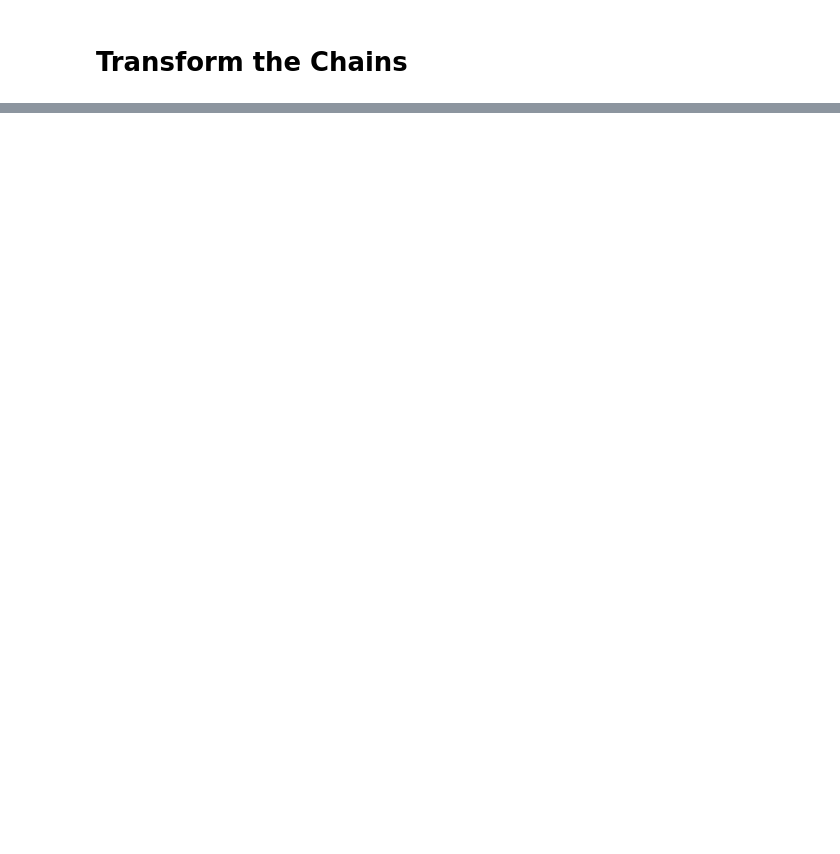
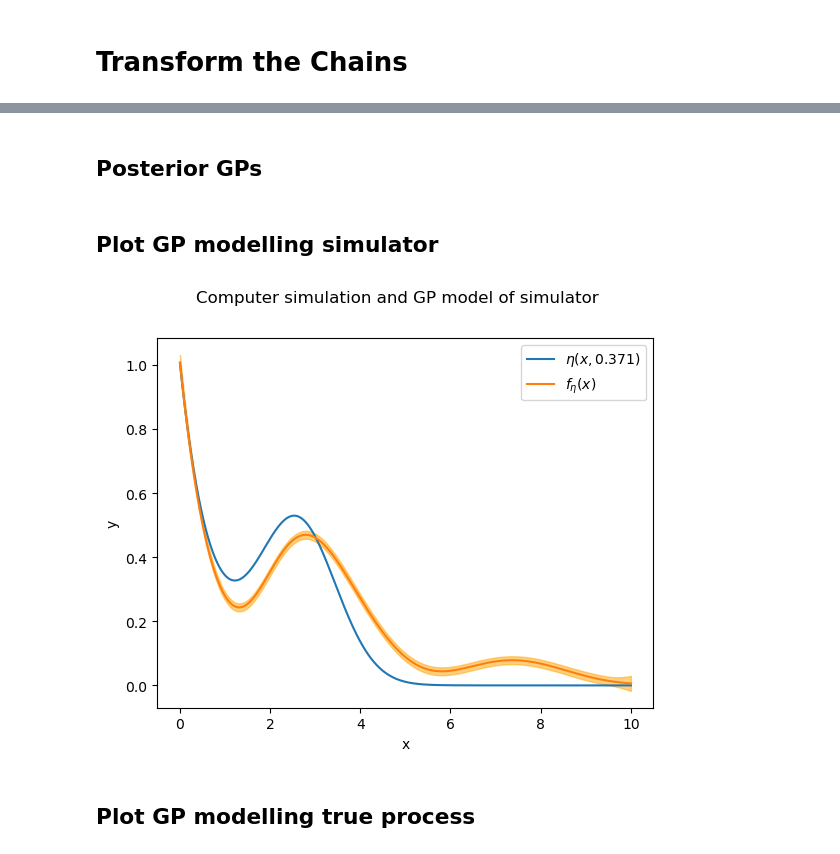
Before and after one commit to jamesbriant/KOH-GPJax, a Jupyter notebook: mici-HMC-matlabmodel.ipynb, the cells around one changed output, grey strips where cells are left out. Drawn from its saved outputs; the diff is of its cells as text; code cells hidden in the pictures; blank space fills up the shorter version.

```diff
--- a/mici-HMC-matlabmodel.ipynb
+++ b/mici-HMC-matlabmodel.ipynb
@@ -228,0 +243,10 @@ plt.show()
+# %%
+xpred = np.linspace(0, 10, 1000) # for predictions
+
+xp_normalised = (xpred-np.min(xpred))/(np.max(xpred)-np.min(xpred))
+theta_transformed = mapRto01(np.mean(traces['theta'])) # transform theta back to [0, 1]
+
+x_test = np.vstack((xp_normalised, theta_transformed*np.ones_like(xp_normalised))).T
+dataset = model.dataset(theta_transformed)
+# %% [markdown]
+## Posterior GPs
@@ -228,0 +286,26 @@ plt.show()
+# %% [markdown]
+## Plot GP modelling simulator
+# %%
+theta = params_transformed['theta']
+
+fig, ax = plt.subplots(nrows=1, ncols=1)
+ax.plot(xpred, eta(xpred, theta), label=fr'$\eta(x, {theta:.3f})$')
+ax.plot(xpred, eta_pred_m, label=r'$f_\eta(x)$')
+ax.fill_between(
+    xpred,
+    eta_pred_m-1.96*eta_pred_sd,
+    eta_pred_m+1.96*eta_pred_sd,
+    alpha=0.5,
+    color='orange'
+)
+# ax.scatter(obs_x, obs_y, label="observations")
+
+ax.legend()
+fig.suptitle("Computer simulation and GP model of simulator")
+ax.set_xlabel("x")
+ax.set_ylabel("y")
+plt.show()
+# %% [output]
+[figure, added]
+# %% [markdown]
+## Plot GP modelling true process
```
Also changed, not shown: parts of 30 cells of this notebook, 8 other files.
